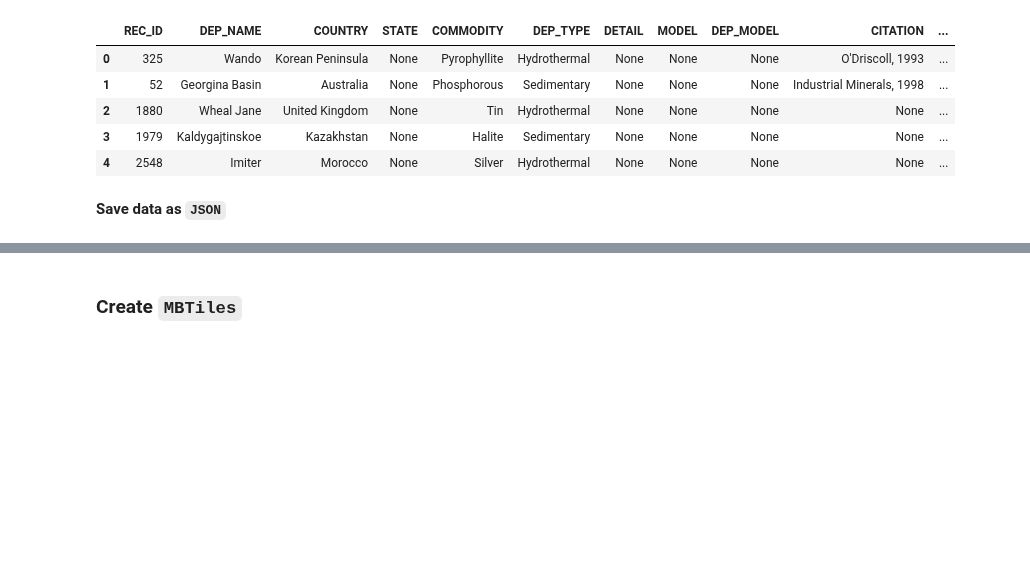
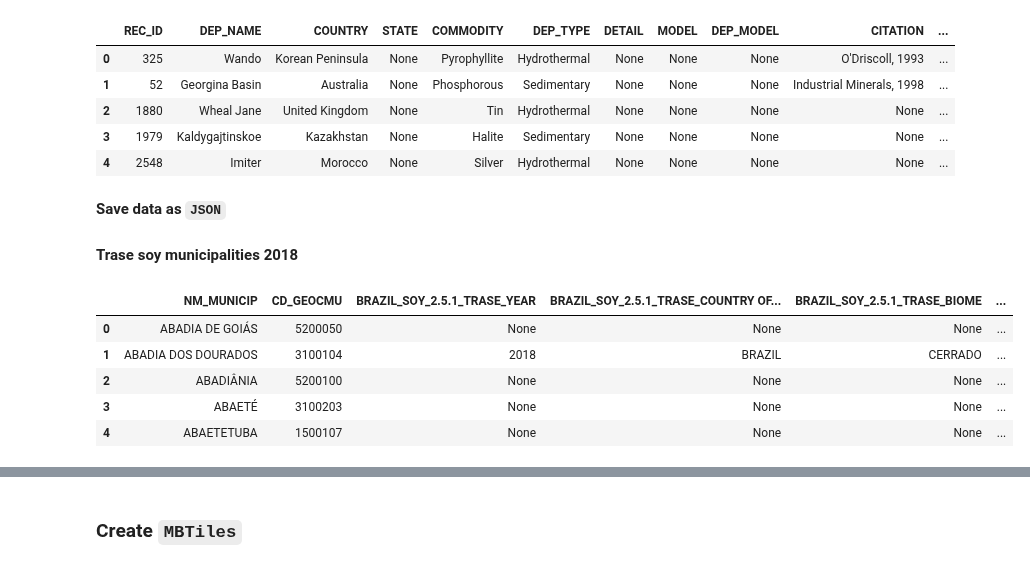
Before and after one commit to Vizzuality/mongabay-data, a Jupyter notebook: processing/create_MBTiles.ipynb, the cells around one changed output, grey strips where cells are left out. Drawn from its saved outputs; the diff is of its cells as text; code cells hidden in the pictures; blank space fills up the shorter version.

```diff
--- a/processing/create_MBTiles.ipynb
+++ b/processing/create_MBTiles.ipynb
@@ -109,3 +110,16 @@ data.head()
 **Save data as `JSON`**
 # %%
 data.to_file('../data/mbtiles/Major_Mineral_Deposits.json', driver="GeoJSON")
+# %% [markdown]
+**Trase soy municipalities 2018**
+# %%
+data = gpd.read_file('../data/mbtiles/trase_soy_municipalities_2018.geojson', driver="GeoJSON")
+#data['geometry'] = data['geometry'].apply(lambda x: x.simplify(0.0075))
+data.head()
+# %% [output]
+|  | NM_MUNICIP | CD_GEOCMU | BRAZIL_SOY_2.5.1_TRASE_YEAR | BRAZIL_SOY_2.5.1_TRASE_COUNTRY OF... | BRAZIL_SOY_2.5.1_TRASE_BIOME | ... |
+| 0 | ABADIA DE GOIÁS | 5200050 | None | None | None | ... |
+| 1 | ABADIA DOS DOURADOS | 3100104 | 2018 | BRAZIL | CERRADO | ... |
+| 2 | ABADIÂNIA | 5200100 | None | None | None | ... |
+| 3 | ABAETÉ | 3100203 | None | None | None | ... |
+| 4 | ABAETETUBA | 1500107 | None | None | None | ... |
```
Also changed, not shown: parts of 9 cells of this notebook, 1 other file.
